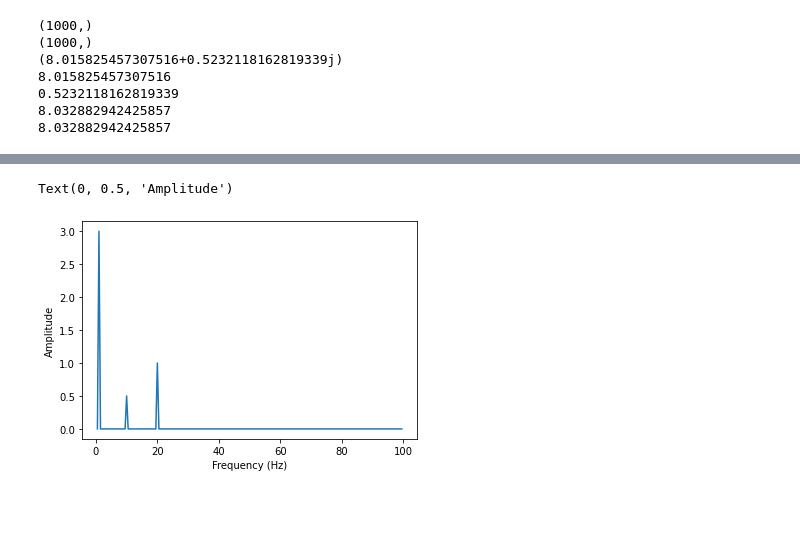
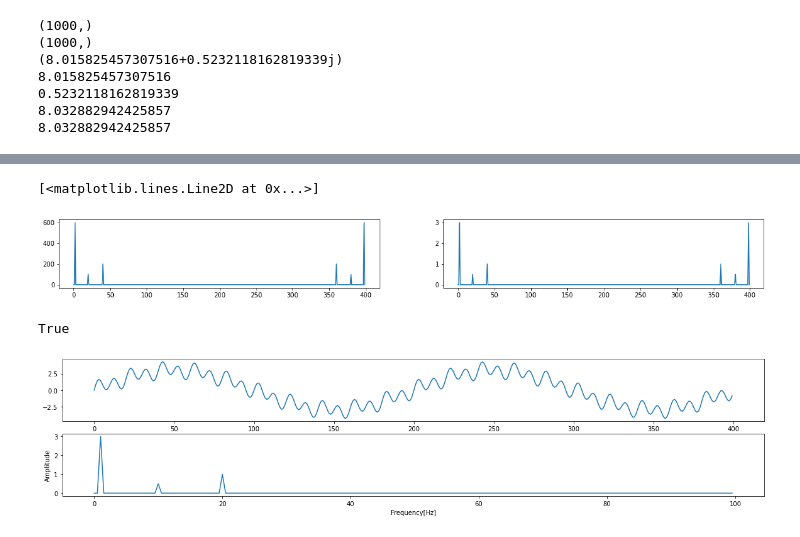
Before and after one commit to hyeok-jong/fourier_transformation, a Jupyter notebook: fft_again_0801.ipynb, the cells around one changed output, grey strips where cells are left out. Drawn from its saved outputs; the diff is of its cells as text; code cells hidden in the pictures; blank space fills up the shorter version.

```diff
--- a/fft_again_0801.ipynb
+++ b/fft_again_0801.ipynb
@@ -260,17 +173,58 @@ plt.plot(np.abs(yf) / (len(yf)/2))
-# %%
-yf = np.fft.fft(signal)
-xf = np.fft.fftfreq(len(signal), 1 / 200)
-
-total_len = len(xf)
-
-
-mask = xf > 0
-xf = xf[mask]
-yf = yf[mask]
-
-plt.plot(xf, np.abs(yf) / (total_len/2))
-plt.xlabel('Frequency (Hz)')
-plt.ylabel('Amplitude')
-# %% [output]
-Text(0, 0.5, 'Amplitude')
-[figure, removed]
+# %%
+# Adjust with normalization -> the amplitude correspond to original signal's
+
+fourier_result = np.fft.fft(signal)
+plt.figure(figsize = (20,2))
+
+plt.subplot(1,2,1)
+plt.plot(np.abs(fourier_result))
+
+plt.subplot(1,2,2)
+plt.plot(np.abs(fourier_result) / (len(fourier_result)/2))
+# %% [output]
+[<matplotlib.lines.Line2D at 0x...>]
+[figure, added]
+# %%
+plt.figure(figsize = (20,4))
+
+plt.subplot(2,1,1)
+plt.plot(signal, label = 'original signal')
+
+fourier_result = np.fft.fft(signal)
+fft_range = np.fft.fftfreq(len(fourier_result), d = 1/200)
+normalize = len(fourier_result) / 2
+
+# Select only the positive frequencies
+mask = fft_range >= 0
+fourier_result = fourier_result[mask]
+fft_range = fft_range[mask]
+
+plt.subplot(2,1,2)
+plt.plot(fft_range, np.abs(fourier_result) / normalize, label = 'fourier space')
+plt.xlabel('Frequency[Hz]')
+plt.ylabel('Amplitude')
+
+
+
+'''
+Recall that the original signal
+
+signal_1hz = Signal(amplitude=3, frequency=1, sampling_rate=200, duration=2)
+sine_1hz = signal_1hz.sine()
+signal_20hz = Signal(amplitude=1, frequency=20, sampling_rate=200, duration=2)
+sine_20hz = signal_20hz.sine()
+signal_10hz = Signal(amplitude=0.5, frequency=10, sampling_rate=200, duration=2)
+sine_10hz = signal_10hz.sine()
+
+
+
+the tuple of (amplitude, frequency) are plotted well.
+
+
+So this plot stand for what and how much the frequency are in original signal
+
+'''
+True
+# %% [output]
+True
+[figure, added]
```
Also changed, not shown: parts of 22 cells of this notebook, 3 other files.
